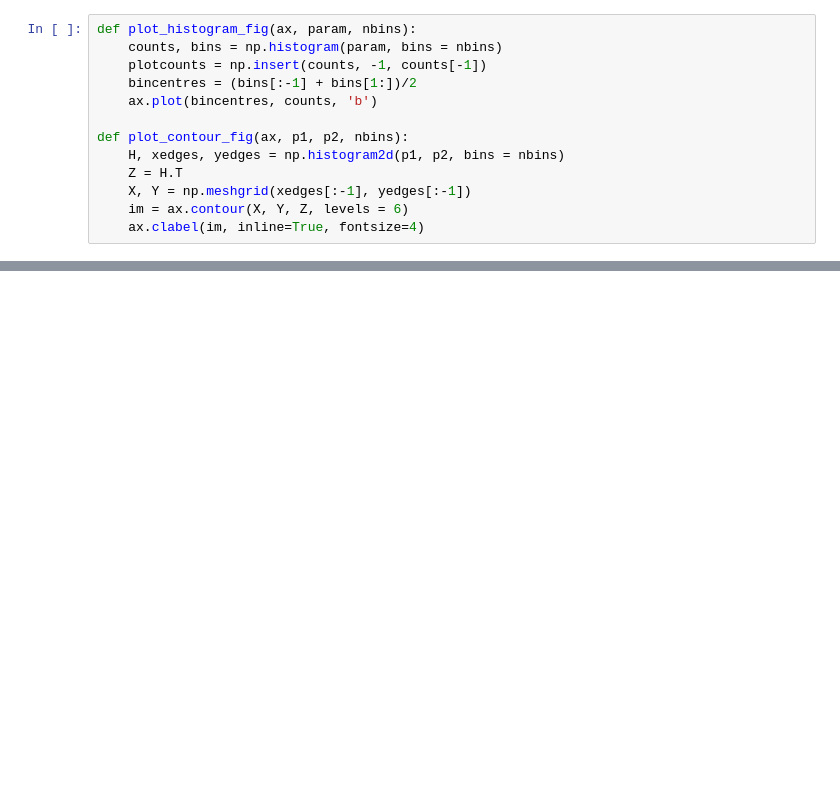
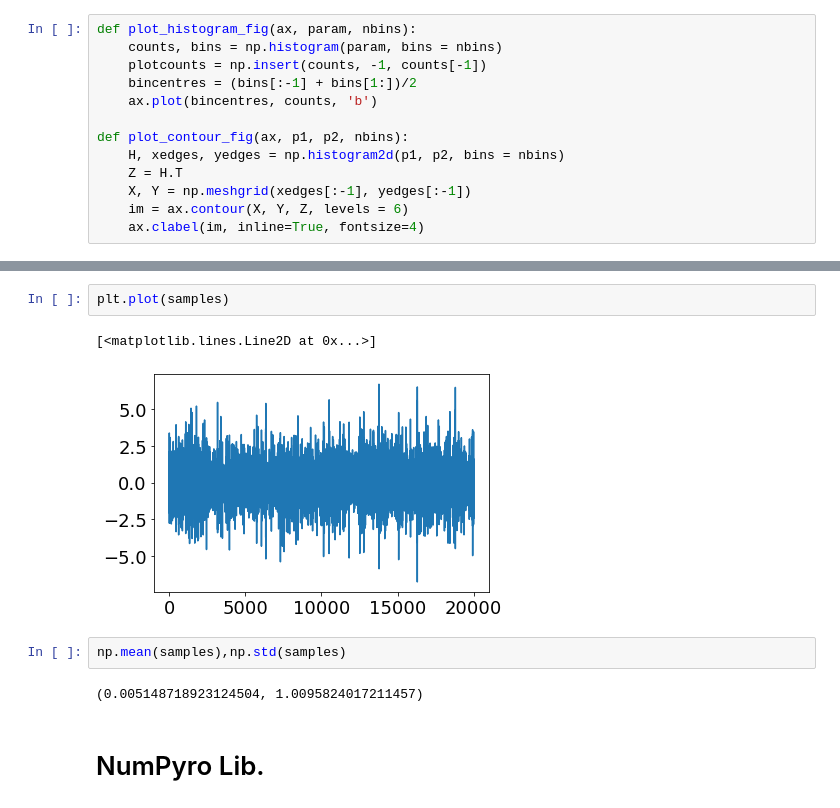
Before and after one commit to sylvielsstfr/jax-demo, a Jupyter notebook: demoMCsampling.ipynb, the cells around one changed output, grey strips where cells are left out. Saved outputs shown, nothing was run; the diff lists cells and outputs as text; blank space fills up the shorter version.

```diff
--- a/demoMCsampling.ipynb
+++ b/demoMCsampling.ipynb
@@ -1002,0 +1084,11 @@ df_res2.describe()
+# %%
+plt.plot(samples)
+# %% [output]
+[<matplotlib.lines.Line2D at 0x...>]
+[figure, added]
+# %%
+np.mean(samples),np.std(samples)
+# %% [output]
+(0.005148718923124504, 1.0095824017211457)
+# %% [markdown]
+# NumPyro Lib.
```
Also changed, not shown: parts of 52 cells of this notebook.
